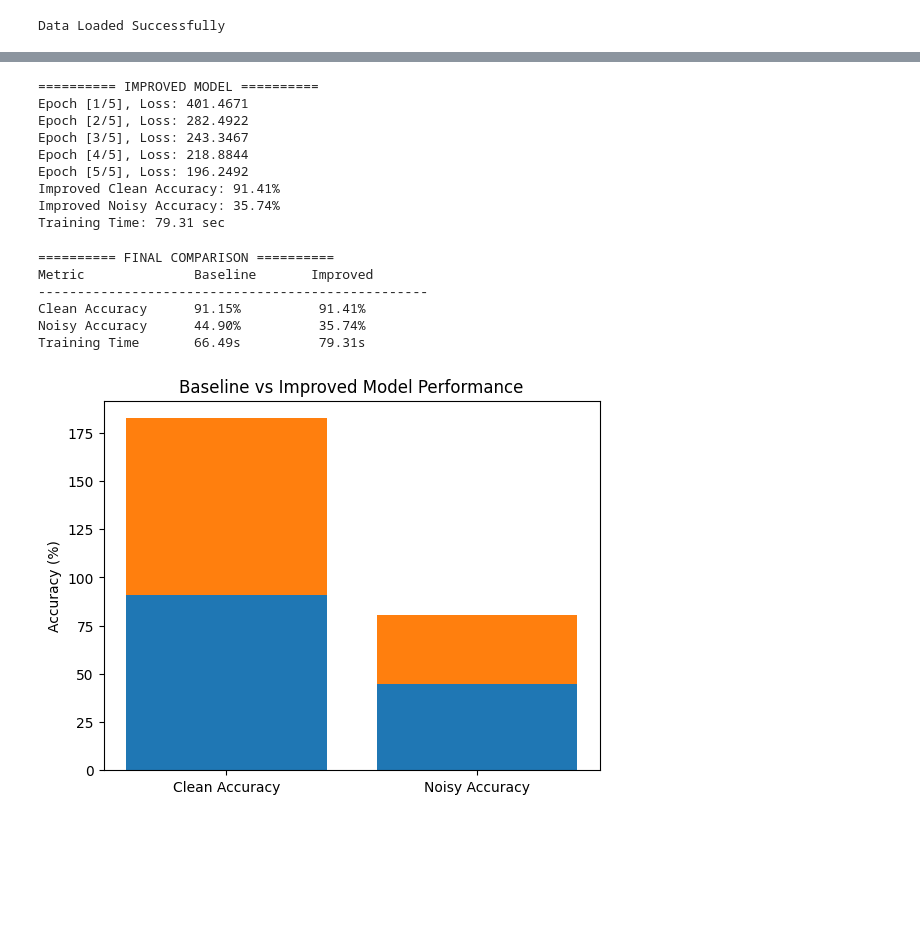
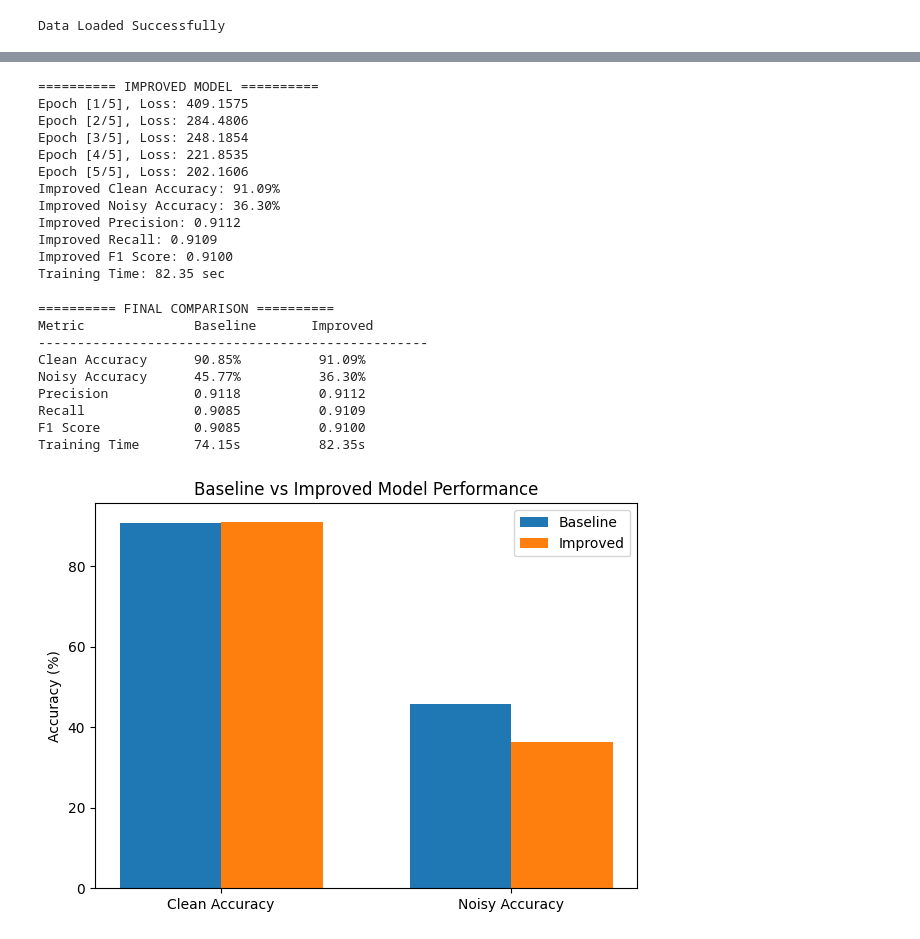
Before and after one commit to shabab-123/fashionMnist, a Jupyter notebook: fashionMnist.ipynb, the cells around one changed output, grey strips where cells are left out. Drawn from its saved outputs; the diff is of its cells as text; code cells hidden in the pictures; blank space fills up the shorter version.

```diff
--- a/fashionMnist.ipynb
+++ b/fashionMnist.ipynb
@@ -168,11 +186,22 @@ baseline_model = BaselineCNN()
 
 baseline_time = train_model(baseline_model, train_loader)
 
-baseline_clean_acc = evaluate_model(baseline_model, test_loader, noisy=False)
-baseline_noisy_acc = evaluate_model(baseline_model, test_loader, noisy=True)
+baseline_clean_acc, baseline_precision, baseline_recall, baseline_f1, baseline_labels, baseline_preds = evaluate_model(
+    baseline_model,
+    test_loader,
+    noisy=False
+)
+baseline_noisy_acc, _, _, _, _, _ = evaluate_model(
+    baseline_model,
+    test_loader,
+    noisy=True
+)
 
 print(f"Baseline Clean Accuracy: {baseline_clean_acc:.2f}%")
 print(f"Baseline Noisy Accuracy: {baseline_noisy_acc:.2f}%")
+print(f"Baseline Precision: {baseline_precision:.4f}")
+print(f"Baseline Recall: {baseline_recall:.4f}")
+print(f"Baseline F1 Score: {baseline_f1:.4f}")
 print(f"Training Time: {baseline_time:.2f} sec")
 # %% [output]
 ========== BASELINE MODEL ==========
@@ -191,22 +223,36 @@ improved_model = ImprovedCNN()
 
 improved_time = train_model(improved_model, train_loader)
 
-improved_clean_acc = evaluate_model(improved_model, test_loader, noisy=False)
-improved_noisy_acc = evaluate_model(improved_model, test_loader, noisy=True)
+improved_clean_acc, improved_precision, improved_recall, improved_f1, improved_labels, improved_preds = evaluate_model(
+    improved_model,
+    test_loader,
+    noisy=False
+)
+improved_noisy_acc, _, _, _, _, _ = evaluate_model(
+    improved_model,
+    test_loader,
+    noisy=True
+)
 
 print(f"Improved Clean Accuracy: {improved_clean_acc:.2f}%")
 print(f"Improved Noisy Accuracy: {improved_noisy_acc:.2f}%")
+print(f"Improved Precision: {improved_precision:.4f}")
+print(f"Improved Recall: {improved_recall:.4f}")
+print(f"Improved F1 Score: {improved_f1:.4f}")
 print(f"Training Time: {improved_time:.2f} sec")
 # %% [output]
 ========== IMPROVED MODEL ==========
-Epoch [1/5], Loss: 401.4671
-Epoch [2/5], Loss: 282.4922
-Epoch [3/5], Loss: 243.3467
-Epoch [4/5], Loss: 218.8844
-Epoch [5/5], Loss: 196.2492
-Improved Clean Accuracy: 91.41%
-Improved Noisy Accuracy: 35.74%
-Training Time: 79.31 sec
+Epoch [1/5], Loss: 409.1575
+Epoch [2/5], Loss: 284.4806
+Epoch [3/5], Loss: 248.1854
+Epoch [4/5], Loss: 221.8535
+Epoch [5/5], Loss: 202.1606
+Improved Clean Accuracy: 91.09%
+Improved Noisy Accuracy: 36.30%
+Improved Precision: 0.9112
+Improved Recall: 0.9109
+Improved F1 Score: 0.9100
+Training Time: 82.35 sec
 # %%
 # RESULTS COMPARISON
 
@@ -216,29 +262,40 @@ print(f"{'Metric':<20}{'Baseline':<15}{'Improved'}")
 print("-"*50)
 print(f"{'Clean Accuracy':<20}{baseline_clean_acc:.2f}%{'':<10}{improved_clean_acc:.2f}%")
 print(f"{'Noisy Accuracy':<20}{baseline_noisy_acc:.2f}%{'':<10}{improved_noisy_acc:.2f}%")
+print(f"{'Precision':<20}{baseline_precision:.4f}{'':<10}{improved_precision:.4f}")
+print(f"{'Recall':<20}{baseline_recall:.4f}{'':<10}{improved_recall:.4f}")
+print(f"{'F1 Score':<20}{baseline_f1:.4f}{'':<10}{improved_f1:.4f}")
 print(f"{'Training Time':<20}{baseline_time:.2f}s{'':<10}{improved_time:.2f}s")
 # %% [output]
 ========== FINAL COMPARISON ==========
 Metric              Baseline       Improved
 --------------------------------------------------
-Clean Accuracy      91.15%          91.41%
-Noisy Accuracy      44.90%          35.74%
-Training Time       66.49s          79.31s
+Clean Accuracy      90.85%          91.09%
+Noisy Accuracy      45.77%          36.30%
+Precision           0.9118          0.9112
+Recall              0.9085          0.9109
+F1 Score            0.9085          0.9100
+Training Time       74.15s          82.35s
 # %%
-# VISUAL COMPARISON
+# VISUAL COMPARISON (OPTIONAL)
+
+import numpy as np
+
 labels = ['Clean Accuracy', 'Noisy Accuracy']
 baseline_scores = [baseline_clean_acc, baseline_noisy_acc]
 improved_scores = [improved_clean_acc, improved_noisy_acc]
 
-x = range(len(labels))
+x = np.arange(len(labels))
+width = 0.35
 
-plt.bar(x, baseline_scores)
-plt.bar(x, improved_scores, bottom=baseline_scores)
+plt.figure(figsize=(7, 5))
+plt.bar(x - width/2, baseline_scores, width, label='Baseline')
+plt.bar(x + width/2, improved_scores, width, label='Improved')
 
 plt.xticks(x, labels)
 plt.title("Baseline vs Improved Model Performance")
 plt.ylabel("Accuracy (%)")
-
+plt.legend()
 plt.show()
 # %% [output]
-[figure, old version]
+[figure, new version]
```
Also changed, not shown: parts of 4 cells of this notebook.
